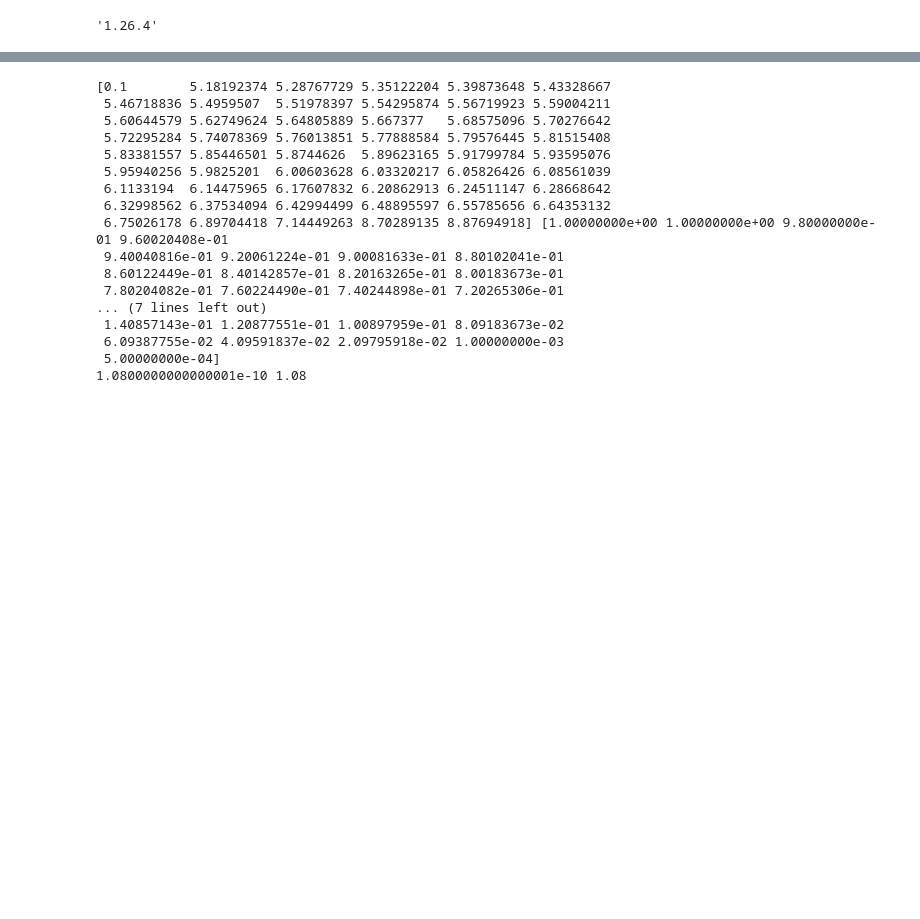
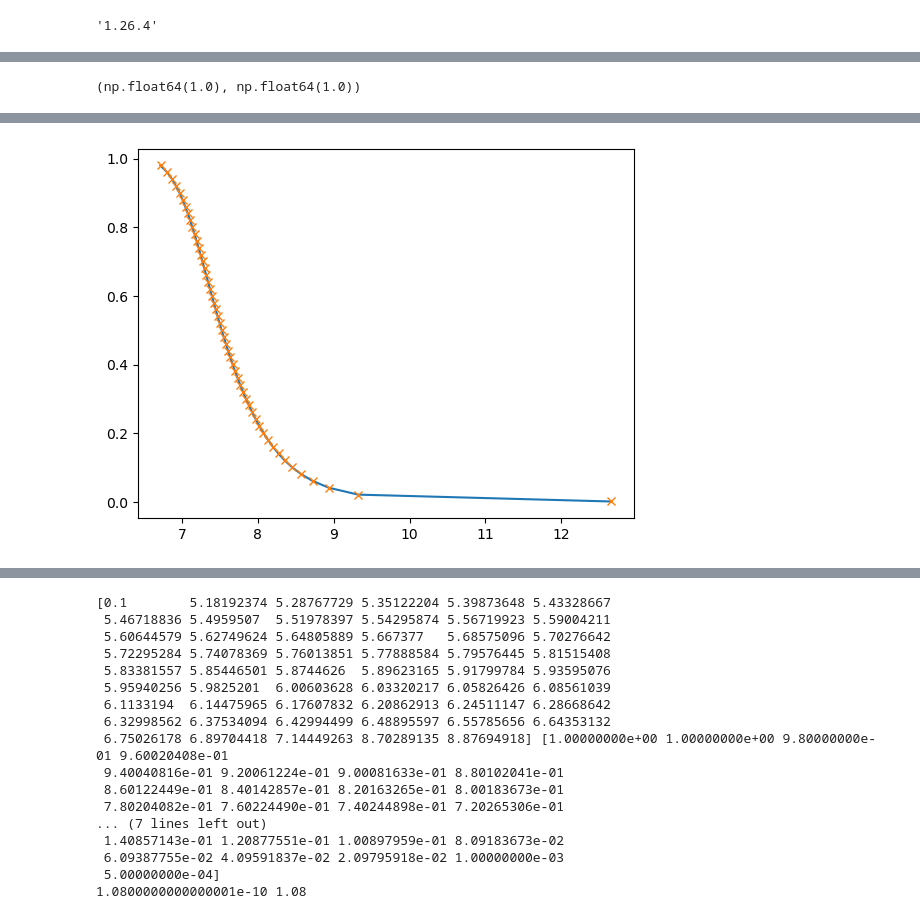
Before and after one commit to lisaleemcb/alfred, a Jupyter notebook: notebooks/ml_xe.ipynb, the cells around one changed output, grey strips where cells are left out. Saved outputs shown, nothing was run; the diff lists cells and outputs as text; code cells hidden in the pictures; blank space fills up the shorter version.

```diff
--- a/notebooks/ml_xe.ipynb
+++ b/notebooks/ml_xe.ipynb
@@ -469,0 +453,18 @@ np.save("pmean_pstd_zm_zs_xev.npy", {"parmeansstd":parmeansstd ,"zm":zm, "zs":zs
+# %%
+zm / data.item()["zm"], zs / data.item()["zs"]
+# %% [output]
+(np.float64(1.0), np.float64(1.0))
+# %%
+Y_test = history.model.predict(X_test)
+
+
+print(np.shape(Y_test),np.shape(X_test))
+plt.figure()
+deb=35
+for i in np.arange(20)+deb:
+    #plt.plot(z_interp, y_test[i], label='True')
+    #plt.plot(z_interp, Y_test[i], "x", label='Predicted')
+    if i ==deb :
+        plt.plot(y_test[i]*zs+zm, xe_interp, label='True')
+        plt.plot(Y_test[i]*zs+zm, xe_interp, "x", label='Predicted')
+# %% [output]
@@ -469,0 +473 @@ np.save("pmean_pstd_zm_zs_xev.npy", {"parmeansstd":parmeansstd ,"zm":zm, "zs":zs
+[figure, added]
```
Also changed, not shown: parts of 13 cells of this notebook, 3 other files.
